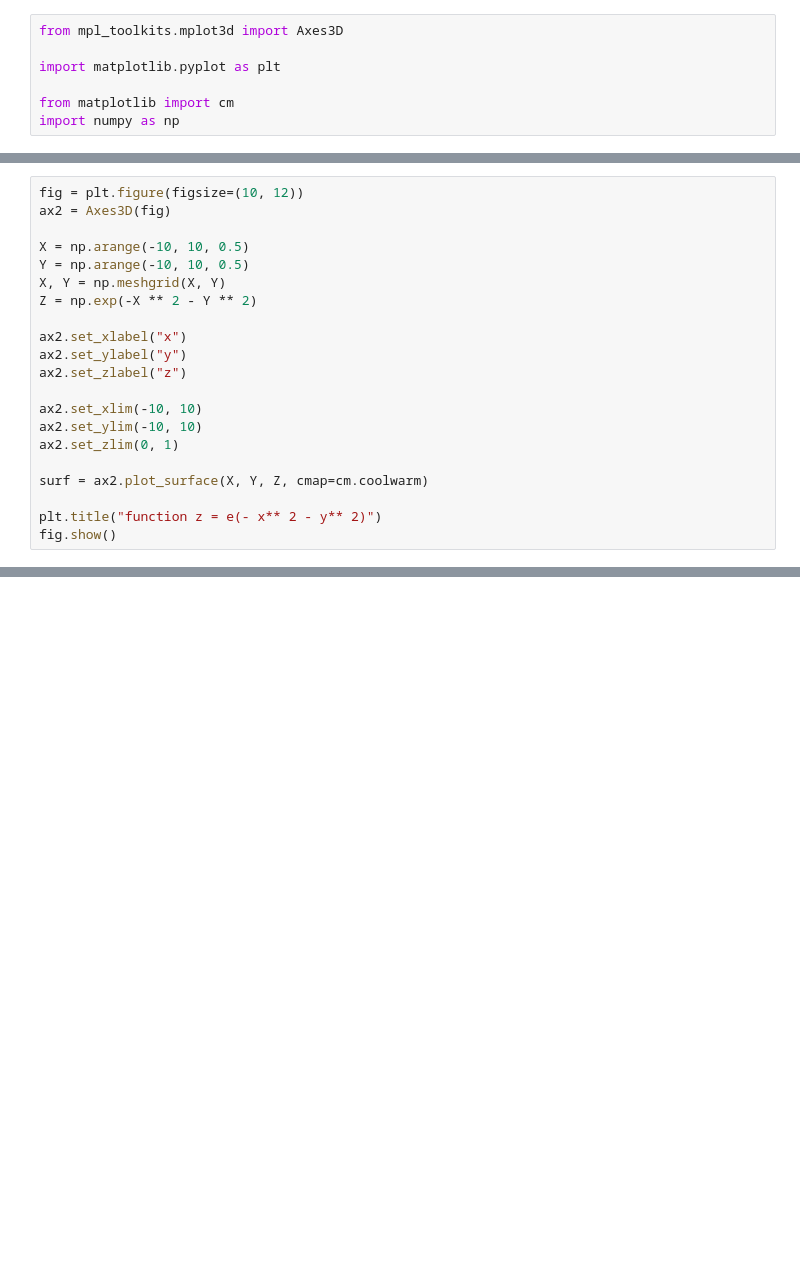
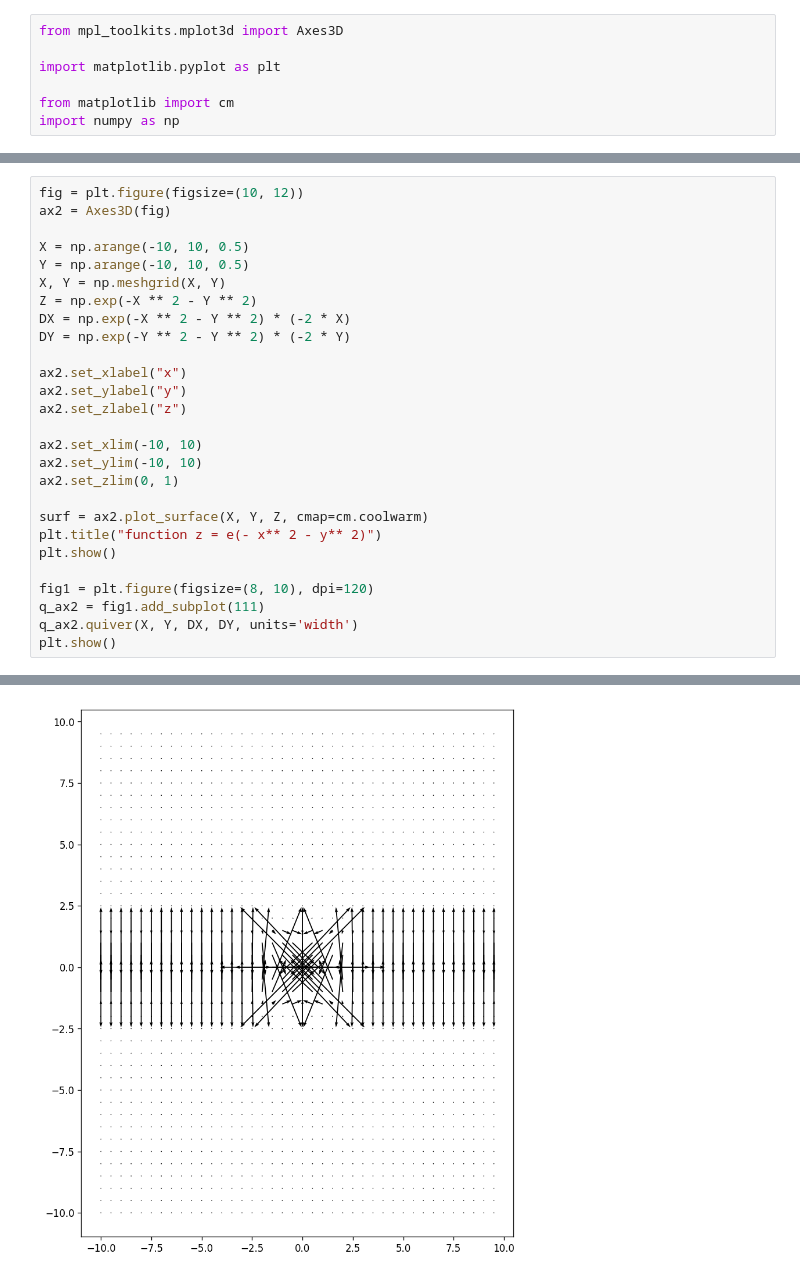
Before and after one commit to justdoit0823/notes, a Jupyter notebook: python/jupyter/plot-multivariate-funciton.ipynb, the cells around one changed output, grey strips where cells are left out. Cells and saved outputs as stored; diff of their text form; blank space fills up the shorter version.

```diff
--- a/python/jupyter/plot-multivariate-funciton.ipynb
+++ b/python/jupyter/plot-multivariate-funciton.ipynb
@@ -53,26 +68,33 @@ fig.show()
 # %%
 fig = plt.figure(figsize=(10, 12))
 ax2 = Axes3D(fig)
 
 X = np.arange(-10, 10, 0.5)
 Y = np.arange(-10, 10, 0.5)
 X, Y = np.meshgrid(X, Y)
 Z = np.exp(-X ** 2 - Y ** 2)
+DX = np.exp(-X ** 2 - Y ** 2) * (-2 * X)
+DY = np.exp(-Y ** 2 - Y ** 2) * (-2 * Y)
 
 ax2.set_xlabel("x")
 ax2.set_ylabel("y")
 ax2.set_zlabel("z")
 
 ax2.set_xlim(-10, 10)
 ax2.set_ylim(-10, 10)
 ax2.set_zlim(0, 1)
 
 surf = ax2.plot_surface(X, Y, Z, cmap=cm.coolwarm)
+plt.title("function z = e(- x** 2 - y** 2)")
+plt.show()
 
-plt.title("function z = e(- x** 2 - y** 2)")
-fig.show()
+fig1 = plt.figure(figsize=(8, 10), dpi=120)
+q_ax2 = fig1.add_subplot(111)
+q_ax2.quiver(X, Y, DX, DY, units='width')
+plt.show()
 # %% [output]
 [figure]
+[figure, added]
 # %%
 fig = plt.figure(figsize=(10, 12))
 ax3 = Axes3D(fig)
```
Also changed, not shown: parts of 3 cells of this notebook, 1 other file.
